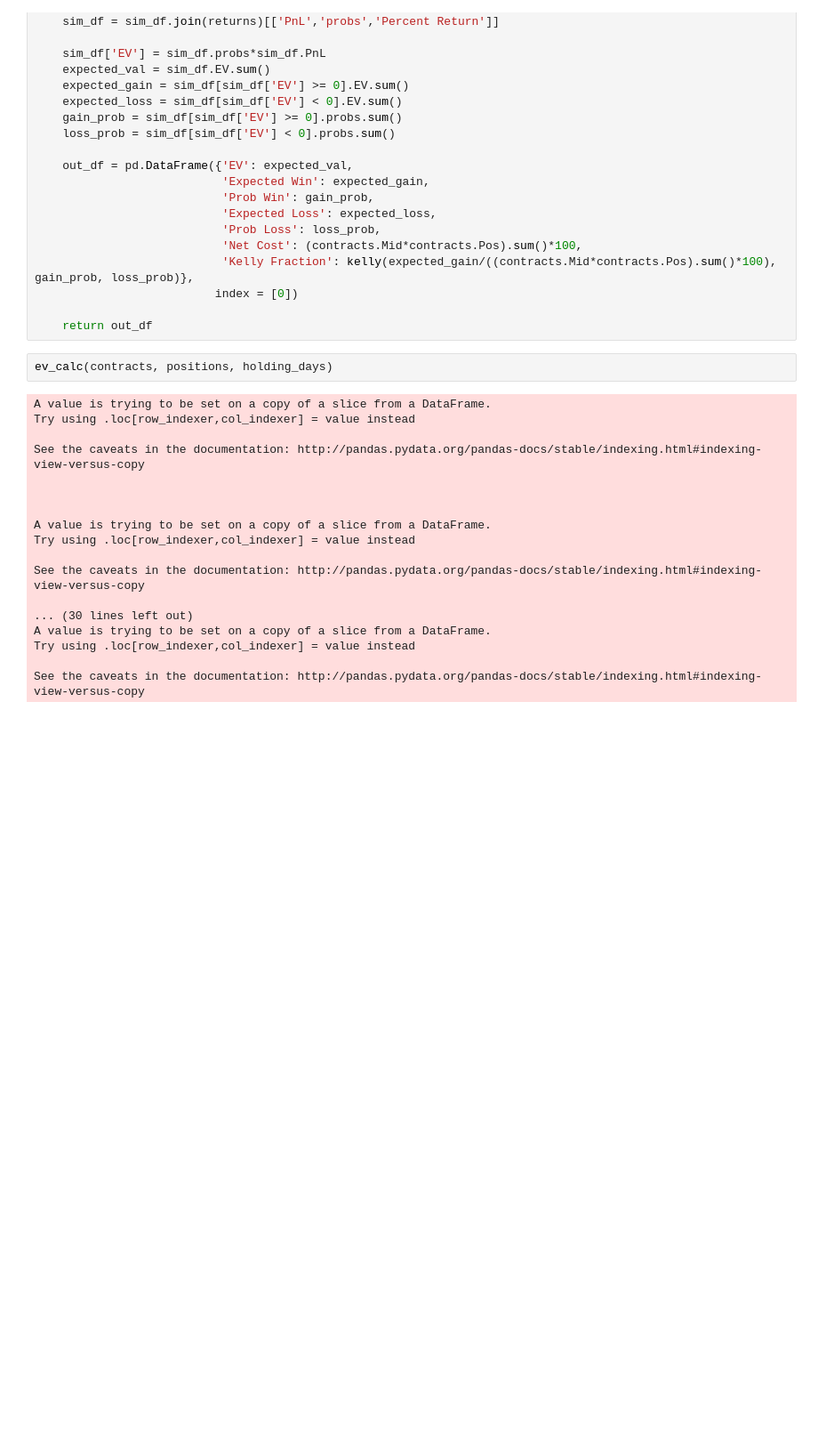
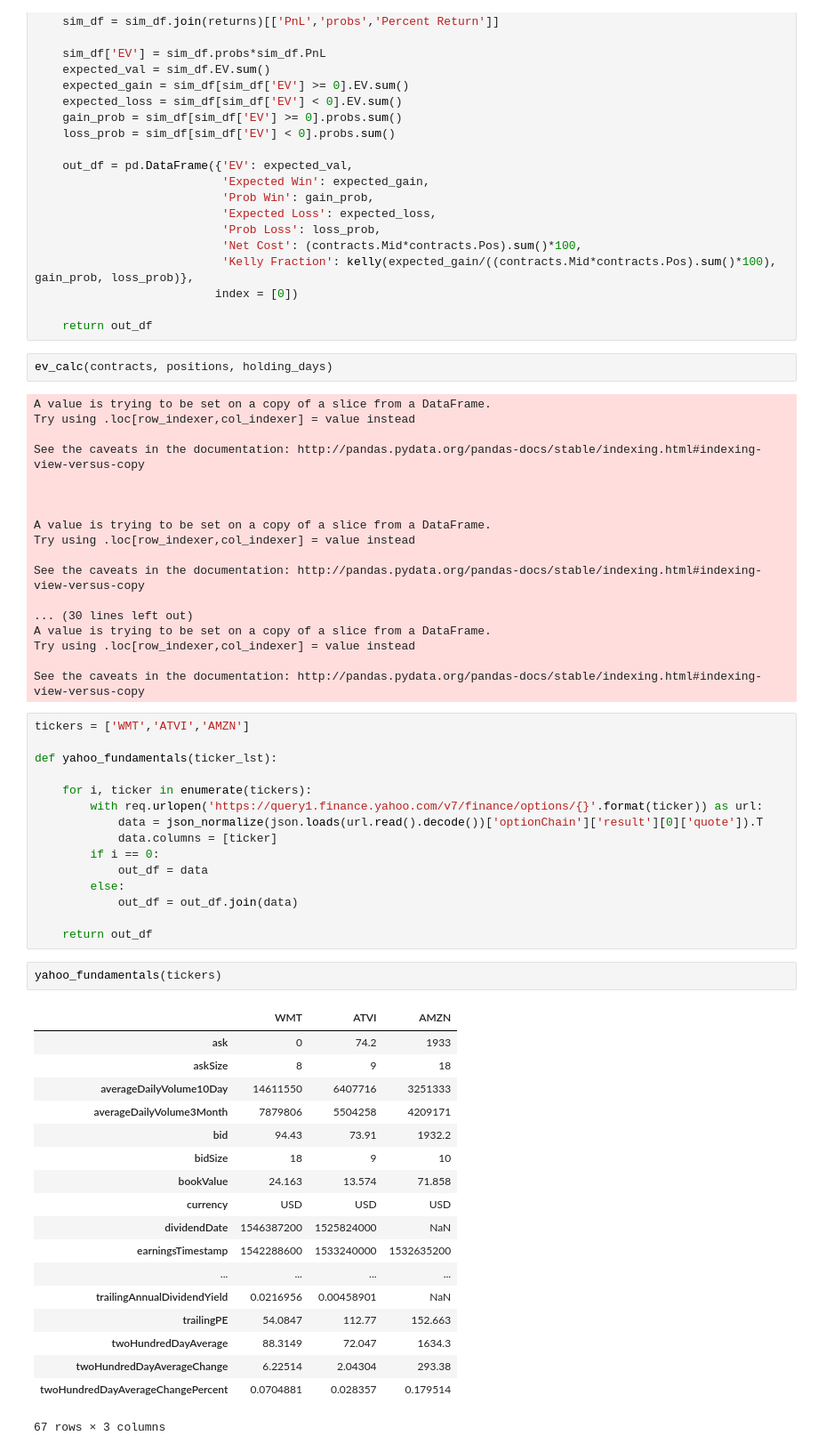
Before and after one commit to auto-d1dact/SPX-Put-Selling, a Jupyter notebook: Live Data Pulling/Options Pulling/ideas_testing.ipynb, the cells around one changed output. Shown: that part at 89% size. Saved outputs shown, nothing was run; the diff lists cells and outputs as text; blank space fills up the shorter version.

```diff
--- a/Live Data Pulling/Options Pulling/ideas_testing.ipynb
+++ b/Live Data Pulling/Options Pulling/ideas_testing.ipynb
@@ -391,3 +389,39 @@ A value is trying to be set on a copy of a slice from a DataFrame.
 Try using .loc[row_indexer,col_indexer] = value instead
 
 See the caveats in the documentation: http://pandas.pydata.org/pandas-docs/stable/indexing.html#indexing-view-versus-copy
+# %%
+tickers = ['WMT','ATVI','AMZN']
+
+def yahoo_fundamentals(ticker_lst):
+
+    for i, ticker in enumerate(tickers):
+        with req.urlopen('https://query1.finance.yahoo.com/v7/finance/options/{}'.format(ticker)) as url:
+            data = json_normalize(json.loads(url.read().decode())['optionChain']['result'][0]['quote']).T
+            data.columns = [ticker]
+        if i == 0:
+            out_df = data
+        else:
+            out_df = out_df.join(data)
+
+    return out_df
+# %%
+yahoo_fundamentals(tickers)
+# %% [output]
+|  | WMT | ATVI | AMZN |
+| ask | 0 | 74.2 | 1933 |
+| askSize | 8 | 9 | 18 |
+| averageDailyVolume10Day | 14611550 | 6407716 | 3251333 |
+| averageDailyVolume3Month | 7879806 | 5504258 | 4209171 |
+| bid | 94.43 | 73.91 | 1932.2 |
+| bidSize | 18 | 9 | 10 |
+| bookValue | 24.163 | 13.574 | 71.858 |
+| currency | USD | USD | USD |
+| dividendDate | 1546387200 | 1525824000 | NaN |
+| earningsTimestamp | 1542288600 | 1533240000 | 1532635200 |
+| ... | ... | ... | ... |
+| trailingAnnualDividendYield | 0.0216956 | 0.00458901 | NaN |
+| trailingPE | 54.0847 | 112.77 | 152.663 |
+| twoHundredDayAverage | 88.3149 | 72.047 | 1634.3 |
+| twoHundredDayAverageChange | 6.22514 | 2.04304 | 293.38 |
+| twoHundredDayAverageChangePercent | 0.0704881 | 0.028357 | 0.179514 |
+67 rows × 3 columns
```
Also changed, not shown: parts of 1 cell of this notebook, 1 other file.
